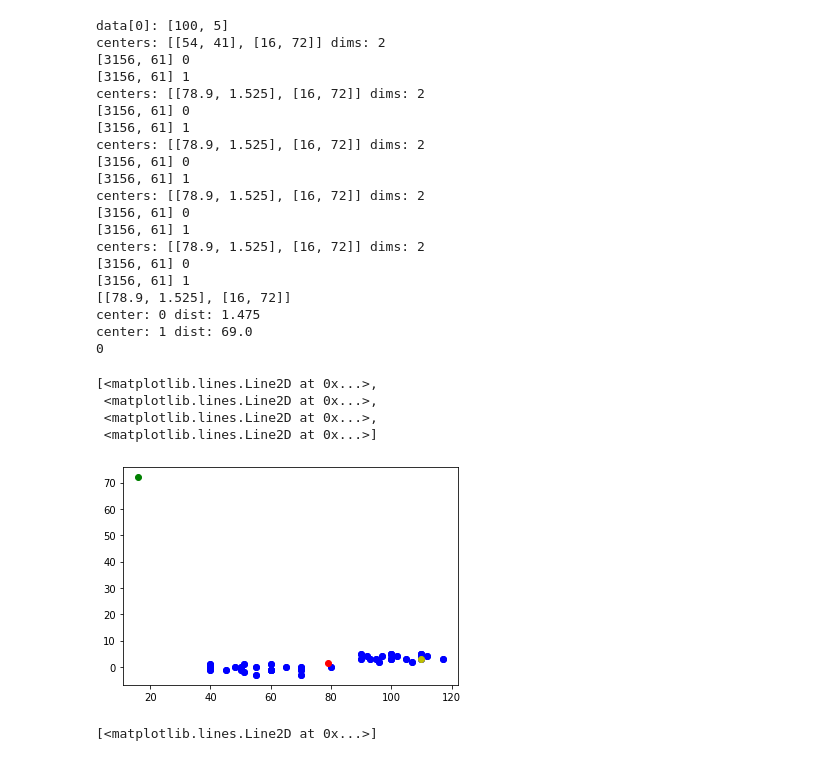
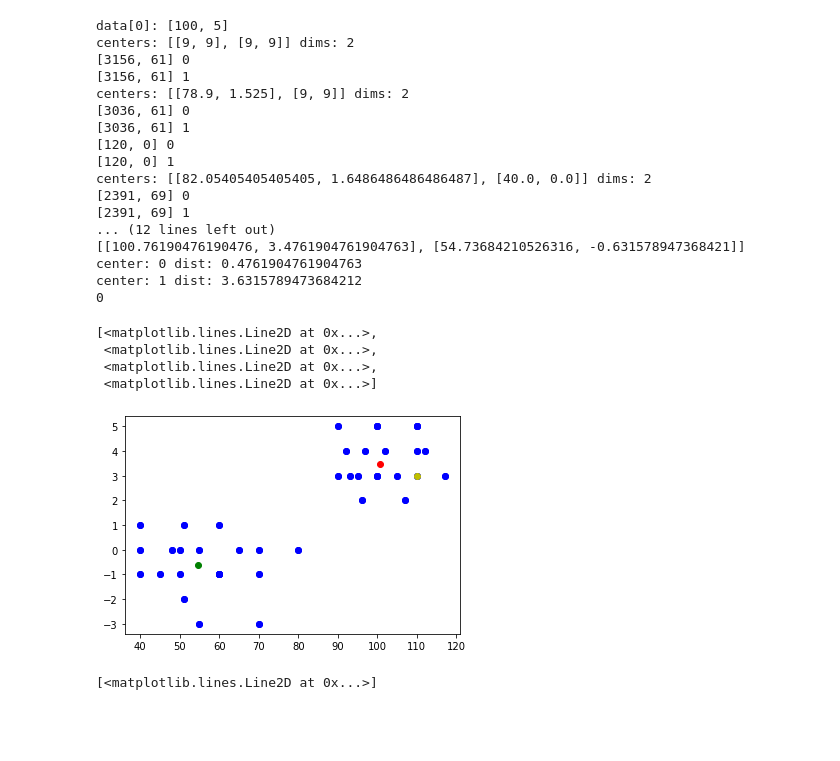
Before and after one commit to thedevyansh/Machine_Learning_ITPC41, a Jupyter notebook: K-Means-Clustering.ipynb, the cells around one changed output. Cells and saved outputs as stored; diff of their text form; code cells hidden in the pictures; blank space fills up the shorter version.

```diff
--- a/K-Means-Clustering.ipynb
+++ b/K-Means-Clustering.ipynb
@@ -28,12 +28,13 @@ def random_centers(dim, k):
     for i in range(k):
         center = []
         for d in range(dim):
+            random.seed(32)
             rand = random.randint(0, 100)
             center.append(rand)
         centers.append(center)
     return centers
 
-
+# finds the distance of each cluster center from the datapoint
 def point_clustering(data, centers, dims, first_cluster=False):
     for point in data:
         nearest_center = 0
@@ -42,7 +43,7 @@ def point_clustering(data, centers, dims, first_cluster=False):
             euclidean_dist = 0
             for d in range(0, dims):
                 dist = abs(point[d] - centers[i][d])
-                euclidean_dist += dist
+                euclidean_dist += dist**2
             euclidean_dist = np.sqrt(euclidean_dist)
             if nearest_center_dist == None:
                 nearest_center_dist = euclidean_dist
@@ -56,7 +57,7 @@ def point_clustering(data, centers, dims, first_cluster=False):
             point[-1] = nearest_center
     return data
 
-
+# computes the centroid
 def mean_center(data, centers, dims):
     print('centers:', centers, 'dims:', dims)
     new_centers = []
@@ -119,50 +120,47 @@ def predict_k_means_clustering(point, centers):
             euclidean_dist += dist**2
         euclidean_dist = np.sqrt(euclidean_dist)
         if nearest_dist == None:
             nearest_dist = euclidean_dist
             nearest_center = i
         elif nearest_dist > euclidean_dist:
             nearest_dist = euclidean_dist
             nearest_center = i
         print('center:', i, 'dist:', euclidean_dist)
 
     return nearest_center
 
 
 centers = train_k_means_clustering(X, k=2, epochs=5)
 print(centers)
 
 point = [110, 3]
 print(predict_k_means_clustering(point, centers))
 
 plt.plot(plotx, ploty, 'bo', centers[0][0], centers[0][1], 'ro',
          centers[1][0], centers[1][1], 'go', point[0], point[1], 'yo')
 # %% [output]
 data[0]: [100, 5]
-centers: [[54, 41], [16, 72]] dims: 2
+centers: [[9, 9], [9, 9]] dims: 2
 [3156, 61] 0
 [3156, 61] 1
-centers: [[78.9, 1.525], [16, 72]] dims: 2
-[3156, 61] 0
-[3156, 61] 1
-centers: [[78.9, 1.525], [16, 72]] dims: 2
-[3156, 61] 0
-[3156, 61] 1
-centers: [[78.9, 1.525], [16, 72]] dims: 2
-[3156, 61] 0
-[3156, 61] 1
-centers: [[78.9, 1.525], [16, 72]] dims: 2
-[3156, 61] 0
-[3156, 61] 1
-[[78.9, 1.525], [16, 72]]
-center: 0 dist: 1.475
-center: 1 dist: 69.0
+centers: [[78.9, 1.525], [9, 9]] dims: 2
+[3036, 61] 0
+[3036, 61] 1
+[120, 0] 0
+[120, 0] 1
+centers: [[82.05405405405405, 1.6486486486486487], [40.0, 0.0]] dims: 2
+[2391, 69] 0
+[2391, 69] 1
+... (12 lines left out)
+[[100.76190476190476, 3.4761904761904763], [54.73684210526316, -0.631578947368421]]
+center: 0 dist: 0.4761904761904763
+center: 1 dist: 3.6315789473684212
 0
 [<matplotlib.lines.Line2D at 0x...>,
  <matplotlib.lines.Line2D at 0x...>,
  <matplotlib.lines.Line2D at 0x...>,
  <matplotlib.lines.Line2D at 0x...>]
-[figure, old version]
+[figure, new version]
 # %%
 import numpy as np
 import matplotlib.pyplot as plt
```
Also changed, not shown: parts of 4 cells of this notebook, 3 other files.
